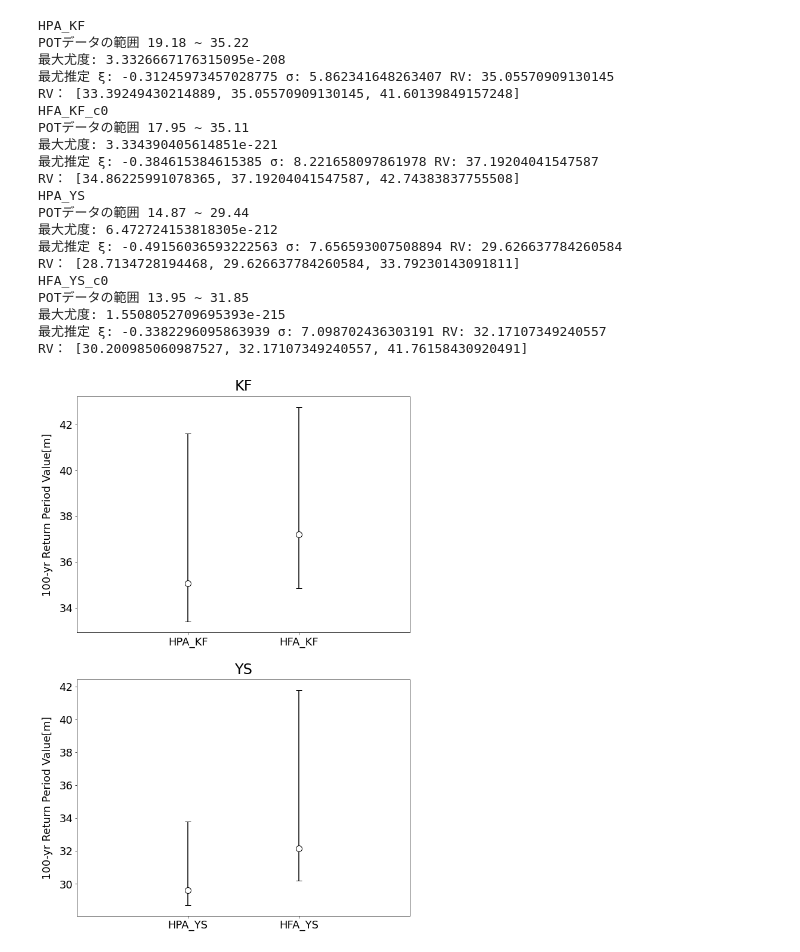
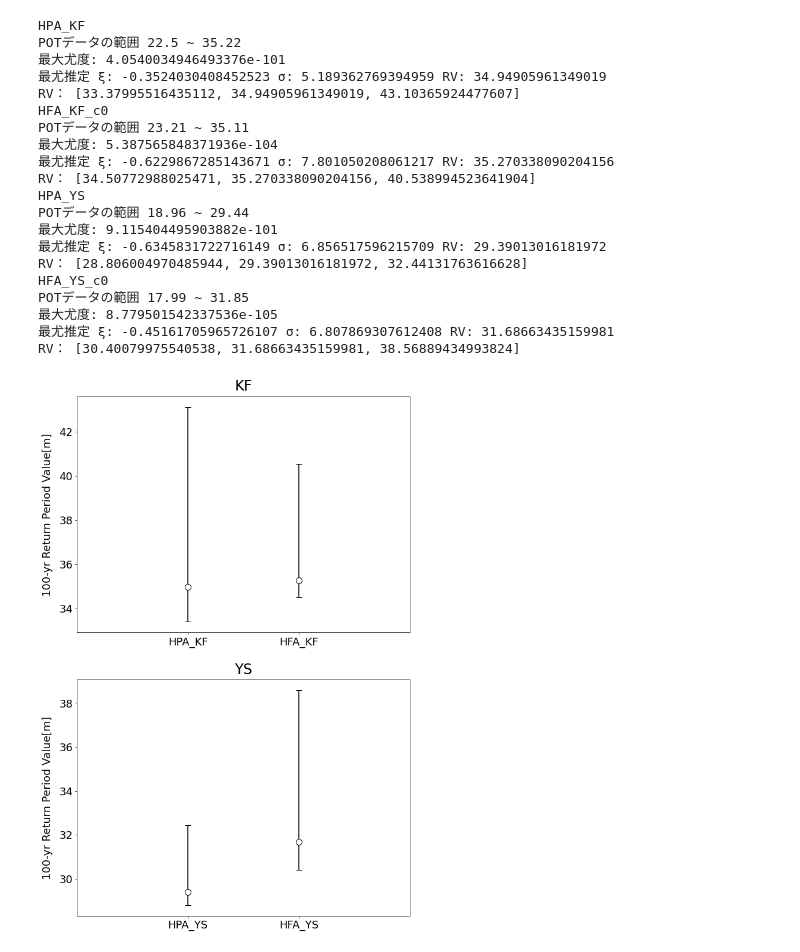
Before and after one commit to greedtn/MRI-AGCM3.2H, a Jupyter notebook: STM/calc_pot_rv.ipynb, the cells around one changed output. Saved outputs shown, nothing was run; the diff lists cells and outputs as text; code cells hidden in the pictures.

```diff
--- a/STM/calc_pot_rv.ipynb
+++ b/STM/calc_pot_rv.ipynb
@@ -14,7 +14,7 @@ import math
 fig = plt.figure(figsize=(10, 16))
 
 MODEL = ['KF', 'YS']
-DATA_CNT = 100
+DATA_CNT = 50
 
 for model_num in range(len(MODEL)):
     for num in range(2):
@@ -82,47 +82,47 @@ for model_num in range(len(MODEL)):
     a = plt.errorbar(
         x=[1, 2],
         y=[RV_[1], RV_0[1]],
         yerr=np.array(
             [
                 [RV_[1] - RV_[0], RV_0[1] - RV_0[0]],
                 [RV_[2] - RV_[1], RV_0[2] - RV_0[1]]
             ]
         ),
         capsize=5,
         fmt='o',
         markersize=10,
         ecolor='black',
         markeredgecolor='black',
         color='w'
     )
     ax.set_xlim((0, 3))
     ax.set_title(model[4:6], fontsize=24, pad=10)
     ax.set_xticks([1, 2])
     ax.set_xticklabels(['HPA_' + model[4:6], 'HFA_' + model[4:6]], fontsize=18)
     ax.set_ylabel('100-yr Return Period Value[m]', fontsize=18, labelpad=10)
     ax.tick_params(axis='y', labelsize=18)
 
 plt.savefig("../img/100y-rv_of_tc.png")
 plt.show()
 # %% [output]
 HPA_KF
-POTデータの範囲 19.18 ~ 35.22
-最大尤度: 3.3326667176315095e-208
-最尤推定 ξ: -0.31245973457028775 σ: 5.862341648263407 RV: 35.05570909130145
-RV： [33.39249430214889, 35.05570909130145, 41.60139849157248]
+POTデータの範囲 22.5 ~ 35.22
+最大尤度: 4.0540034946493376e-101
+最尤推定 ξ: -0.3524030408452523 σ: 5.189362769394959 RV: 34.94905961349019
+RV： [33.37995516435112, 34.94905961349019, 43.10365924477607]
 HFA_KF_c0
-POTデータの範囲 17.95 ~ 35.11
-最大尤度: 3.334390405614851e-221
-最尤推定 ξ: -0.384615384615385 σ: 8.221658097861978 RV: 37.19204041547587
-RV： [34.86225991078365, 37.19204041547587, 42.74383837755508]
+POTデータの範囲 23.21 ~ 35.11
+最大尤度: 5.387565848371936e-104
+最尤推定 ξ: -0.6229867285143671 σ: 7.801050208061217 RV: 35.270338090204156
+RV： [34.50772988025471, 35.270338090204156, 40.538994523641904]
 HPA_YS
-POTデータの範囲 14.87 ~ 29.44
-最大尤度: 6.472724153818305e-212
-最尤推定 ξ: -0.49156036593222563 σ: 7.656593007508894 RV: 29.626637784260584
-RV： [28.7134728194468, 29.626637784260584, 33.79230143091811]
+POTデータの範囲 18.96 ~ 29.44
+最大尤度: 9.115404495903882e-101
+最尤推定 ξ: -0.6345831722716149 σ: 6.856517596215709 RV: 29.39013016181972
+RV： [28.806004970485944, 29.39013016181972, 32.44131763616628]
 HFA_YS_c0
-POTデータの範囲 13.95 ~ 31.85
-最大尤度: 1.5508052709695393e-215
-最尤推定 ξ: -0.3382296095863939 σ: 7.098702436303191 RV: 32.17107349240557
-RV： [30.200985060987527, 32.17107349240557, 41.76158430920491]
+POTデータの範囲 17.99 ~ 31.85
+最大尤度: 8.779501542337536e-105
+最尤推定 ξ: -0.45161705965726107 σ: 6.807869307612408 RV: 31.68663435159981
+RV： [30.40079975540538, 31.68663435159981, 38.56889434993824]
-[figure, old version]
+[figure, new version]
```
Also changed, not shown: 7 other files.
